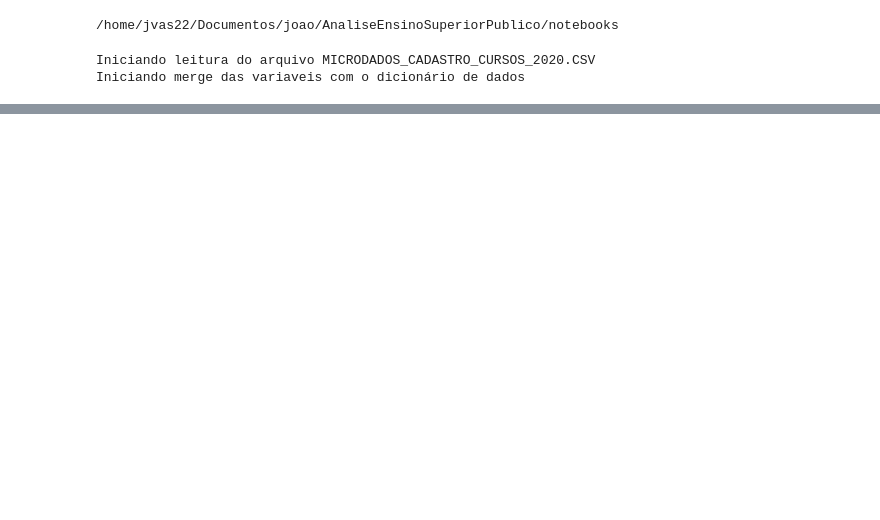
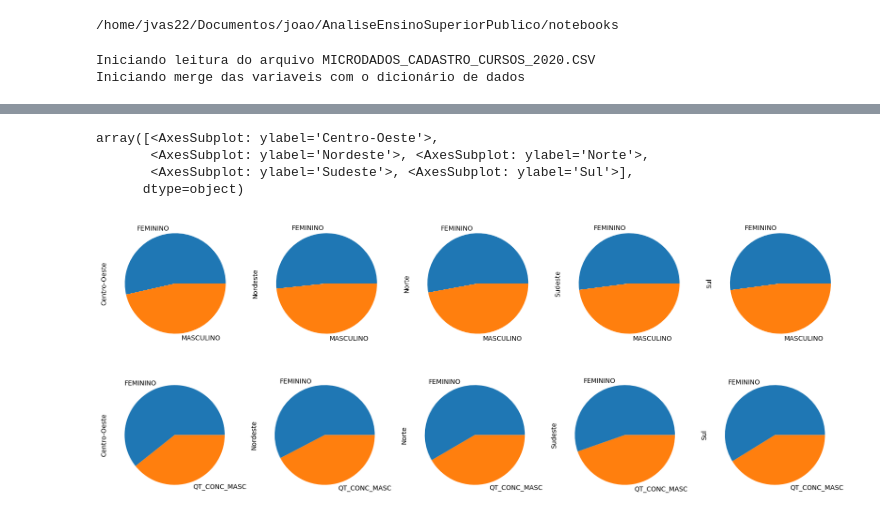
Before and after one commit to jvttr/AnaliseEnsinoSuperiorPublico, a Jupyter notebook: notebooks/analise.ipynb, the cells around one changed output, grey strips where cells are left out. Drawn from its saved outputs; the diff is of its cells as text; code cells hidden in the pictures; blank space fills up the shorter version.

```diff
--- a/notebooks/analise.ipynb
+++ b/notebooks/analise.ipynb
@@ -128,0 +126,10 @@ array([<AxesSubplot: ylabel='Centro-Oeste'>,
+# %%
+ingressantes.sexo.droplevel(1).groupby('NO_REGIAO').sum().T.plot(kind='pie', subplots=True, legend=False, figsize=(20,10))
+concluintes.sexo.droplevel(1).groupby('NO_REGIAO').sum().T.plot(kind='pie', subplots=True, legend=False, figsize=(20,10))
+# %% [output]
+array([<AxesSubplot: ylabel='Centro-Oeste'>,
+       <AxesSubplot: ylabel='Nordeste'>, <AxesSubplot: ylabel='Norte'>,
+       <AxesSubplot: ylabel='Sudeste'>, <AxesSubplot: ylabel='Sul'>],
+      dtype=object)
+[figure, added]
+[figure, added]
```
Also changed, not shown: parts of 7 cells of this notebook.
